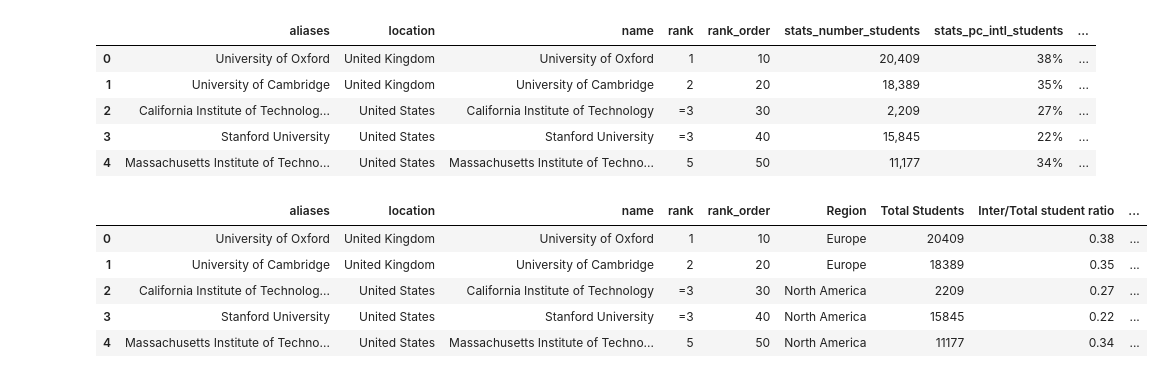
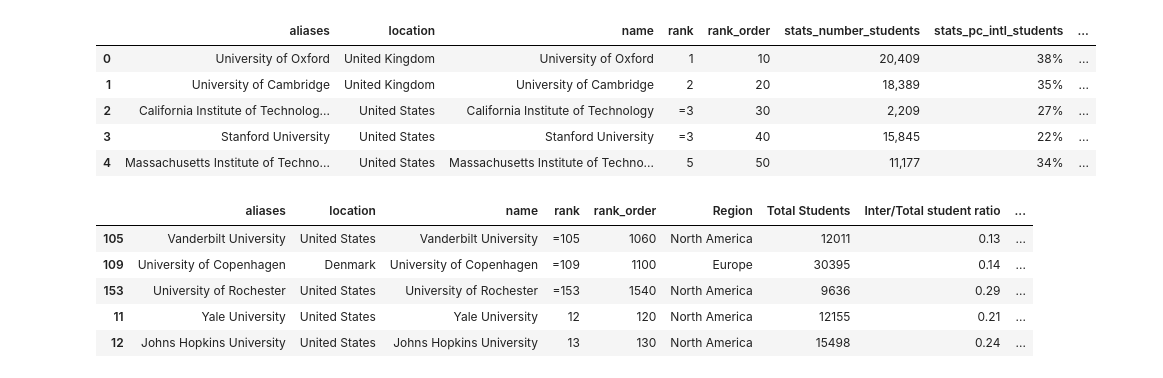
Before and after one commit to sourabhlal/ada2017, a Jupyter notebook: 02 - Data from the Web/homework02.ipynb, the cells around one changed output. Drawn from its saved outputs; the diff is of its cells as text; code cells hidden in the pictures.

```diff
--- a/02 - Data from the Web/homework02.ipynb
+++ b/02 - Data from the Web/homework02.ipynb
@@ -297,4 +326,3 @@ timesedu_df = timesedu_df.head(200)
 
 #drop columns that we don't need
 timesedu_df = timesedu_df.drop(["member_level","nid","url","scores_international_outlook","scores_international_outlook_rank","scores_overall","scores_overall_rank","record_type","scores_research","scores_research_rank","scores_teaching","scores_teaching_rank","stats_female_male_ratio","subjects_offered","scores_citations","scores_citations_rank","scores_industry_income","scores_industry_income_rank"],axis=1)
-timesedu_df
@@ -339,28 +348,23 @@ timesedu_df.head()
 # %%
 #adding columns for international students
 timesedu_df["Total Students"] = timesedu_df['stats_number_students'].map(lambda x : x.replace(',',''))
 timesedu_df["Inter/Total student ratio"] = (timesedu_df['stats_pc_intl_students'].map(lambda x : x.replace('%','')).map(int))/100
 timesedu_df["International Students"] = ((timesedu_df['Total Students'].map(float))*(timesedu_df['Inter/Total student ratio'].map(float))).map(int)
 timesedu_df.head()
 
 # #adding columns for total faculty and international faculty
 timesedu_df["Total Faculty"] = (timesedu_df["Total Students"].map(float)/timesedu_df["stats_student_staff_ratio"].map(float)).map(int)
 timesedu_df["International Faculty"] = float('NaN')
 timesedu_df["Faculty/Student ratio"] = 1/timesedu_df["stats_student_staff_ratio"].map(float)
 
 timesedu_df = timesedu_df.drop(["stats_number_students","stats_pc_intl_students","stats_student_staff_ratio"],axis=1)
 
-timesedu_df.head()
 
-
-
-# timesedu_df["Faculty/Student ratio"] = topuni_df['Total Faculty']/topuni_df['Total Students']
-
-# timesedu_df.sort_values("Faculty/Student ratio",ascending=False).head()
+timesedu_df.sort_values("Faculty/Student ratio",ascending=False).head()
 # %% [output]
 |  | aliases | location | name | rank | rank_order | Region | Total Students | Inter/Total student ratio | ... |
-| 0 | University of Oxford | United Kingdom | University of Oxford | 1 | 10 | Europe | 20409 | 0.38 | ... |
-| 1 | University of Cambridge | United Kingdom | University of Cambridge | 2 | 20 | Europe | 18389 | 0.35 | ... |
-| 2 | California Institute of Technolog... | United States | California Institute of Technology | =3 | 30 | North America | 2209 | 0.27 | ... |
-| 3 | Stanford University | United States | Stanford University | =3 | 40 | North America | 15845 | 0.22 | ... |
-| 4 | Massachusetts Institute of Techno... | United States | Massachusetts Institute of Techno... | 5 | 50 | North America | 11177 | 0.34 | ... |
+| 105 | Vanderbilt University | United States | Vanderbilt University | =105 | 1060 | North America | 12011 | 0.13 | ... |
+| 109 | University of Copenhagen | Denmark | University of Copenhagen | =109 | 1100 | Europe | 30395 | 0.14 | ... |
+| 153 | University of Rochester | United States | University of Rochester | =153 | 1540 | North America | 9636 | 0.29 | ... |
+| 11 | Yale University | United States | Yale University | 12 | 120 | North America | 12155 | 0.21 | ... |
+| 12 | Johns Hopkins University | United States | Johns Hopkins University | 13 | 130 | North America | 15498 | 0.24 | ... |
```
Also changed, not shown: parts of 16 cells of this notebook.
